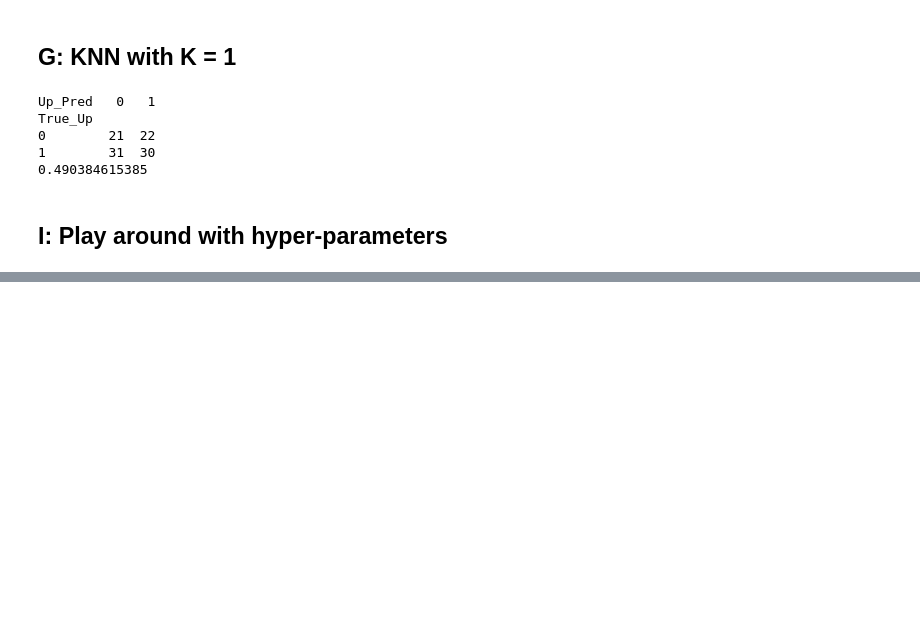
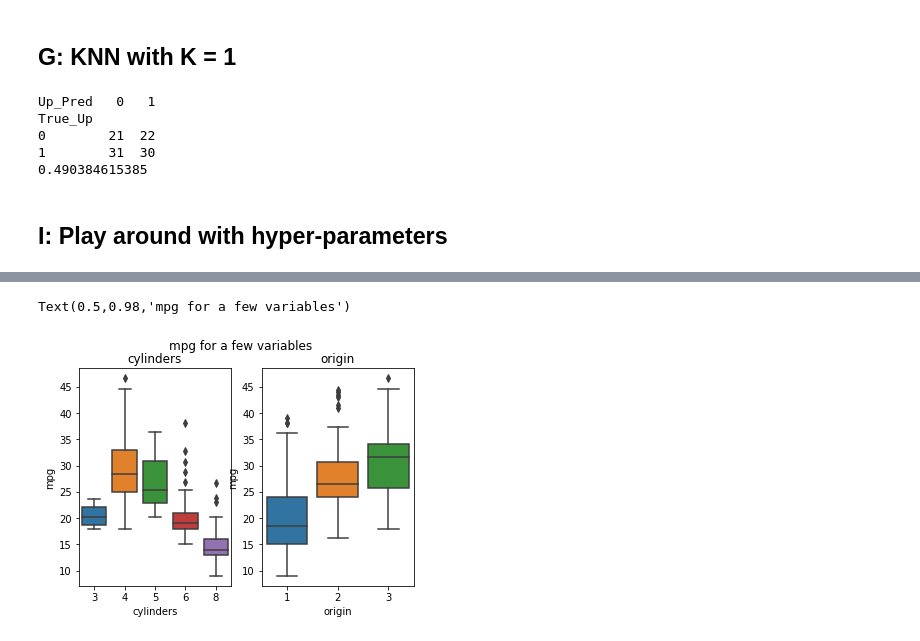
Before and after one commit to abbiepopa/intro_to_stat_learning_reading_grp, a Jupyter notebook: Chap4_Exercises.ipynb, the cells around one changed output, grey strips where cells are left out. Cells and saved outputs as stored; diff of their text form; code cells hidden in the pictures; blank space fills up the shorter version.

```diff
--- a/Chap4_Exercises.ipynb
+++ b/Chap4_Exercises.ipynb
@@ -237,0 +264,8 @@ array([  1,  11,  21,  31,  41,  51,  61,  71,  81,  91, 101, 111, 121,
+# %%
+f, ax = plt.subplots(1,2)
+sns.boxplot(auto['cylinders'], auto['mpg'], ax = ax[0]).set_title('cylinders')
+sns.boxplot(auto['origin'], auto['mpg'], ax = ax[1]).set_title('origin')
+f.suptitle('mpg for a few variables')
+# %% [output]
+Text(0.5,0.98,'mpg for a few variables')
+[figure, added]
```
Also changed, not shown: parts of 22 cells of this notebook.
